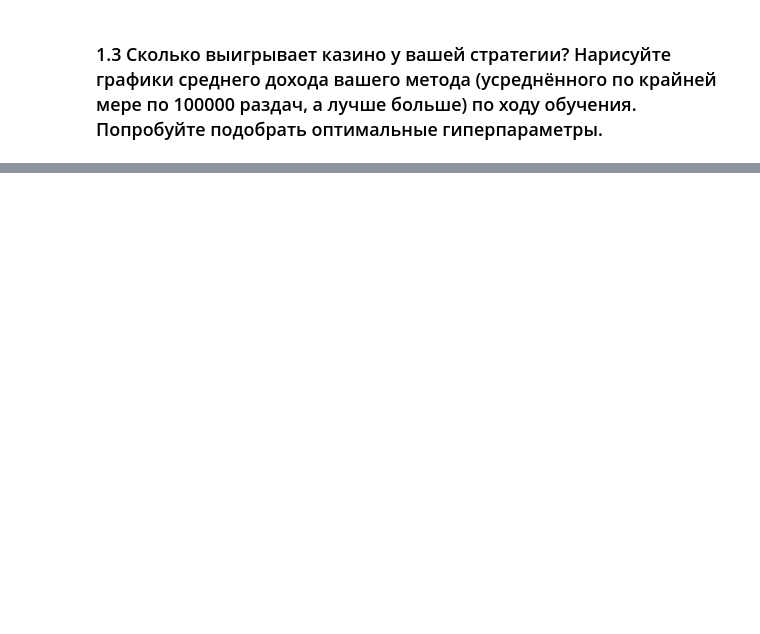
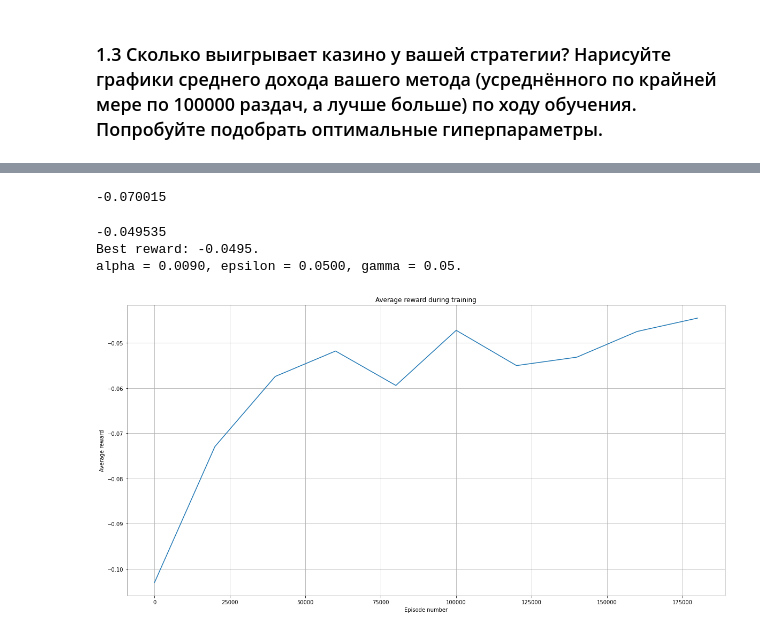
Before and after one commit to GimmeDanger/made-rl-adv-2020, a Jupyter notebook: hw/1_blackjack/experiments.ipynb, the cells around one changed output, grey strips where cells are left out. Drawn from its saved outputs; the diff is of its cells as text; code cells hidden in the pictures; blank space fills up the shorter version.

```diff
--- a/hw/1_blackjack/experiments.ipynb
+++ b/hw/1_blackjack/experiments.ipynb
@@ -224,0 +221,25 @@ plot(env=make_env())
+# %%
+def make_double_env():
+    env = BlackjackDoubleEnv(natural=True)
+    env.reset()
+    return env
+# %%
+test(make_double_env())
+# %% [output]
+-0.070015
+# %%
+best_params(
+    env=make_double_env(),
+    train_episodes=100000, eval_episodes=100000,
+    alpha_values = [0.009], #np.arange(0.001, 0.013, 0.001),
+    epsilon_values = [0.05], # np.arange(0.05, 0.15, 0.05),
+    gamma_values = [0.05] # np.arange(0.05, 0.25, 0.05)
+)
+# %% [output]
+-0.049535
+Best reward: -0.0495.
+alpha = 0.0090, epsilon = 0.0500, gamma = 0.05.
+# %%
+plot(env=make_double_env(), alpha=0.009, epsilon=0.05, gamma=0.05)
+# %% [output]
+[figure, added]
```
Also changed, not shown: parts of 9 cells of this notebook, 1 other file.
